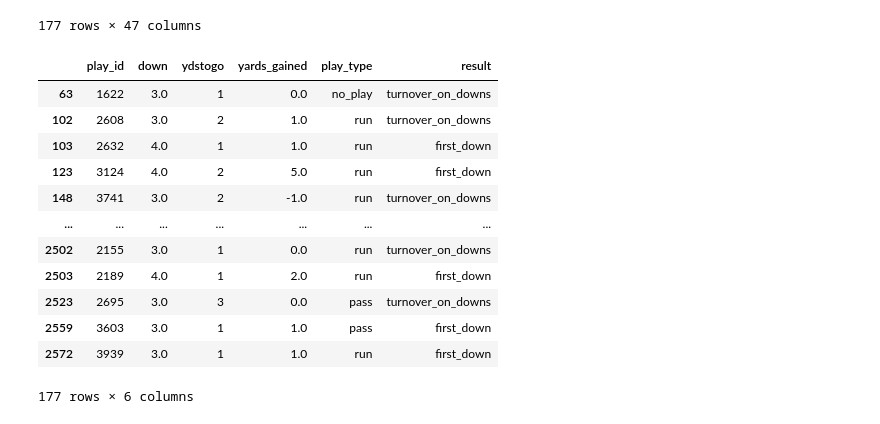
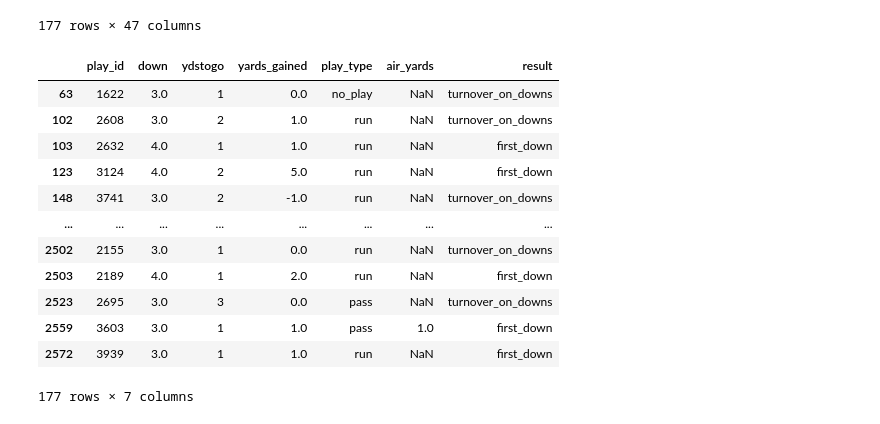
Before and after one commit to rollernathan/NFL_2024_Week_1, a Jupyter notebook: Project 3.ipynb, the cells around one changed output. Saved outputs shown, nothing was run; the diff lists cells and outputs as text; code cells hidden in the pictures.

```diff
--- a/Project 3.ipynb
+++ b/Project 3.ipynb
@@ -66,22 +66,22 @@ money_down
 | 2572 | 3939 | 2024_01_WAS_TB | WAS | TB | TB | 1.0 | 3.0 | TB 1 | 1 | run | ... |
 177 rows × 47 columns
 # %%
-money_down = money_down[['play_id', 'down', 'ydstogo', 'yards_gained','play_type', 'result']]
+money_down = money_down[['play_id', 'down', 'ydstogo', 'yards_gained','play_type', 'air_yards', 'result']]
 money_down
 # %% [output]
-|  | play_id | down | ydstogo | yards_gained | play_type | result |
-| 63 | 1622 | 3.0 | 1 | 0.0 | no_play | turnover_on_downs |
-| 102 | 2608 | 3.0 | 2 | 1.0 | run | turnover_on_downs |
-| 103 | 2632 | 4.0 | 1 | 1.0 | run | first_down |
-| 123 | 3124 | 4.0 | 2 | 5.0 | run | first_down |
-| 148 | 3741 | 3.0 | 2 | -1.0 | run | turnover_on_downs |
-| ... | ... | ... | ... | ... | ... | ... |
-| 2502 | 2155 | 3.0 | 1 | 0.0 | run | turnover_on_downs |
-| 2503 | 2189 | 4.0 | 1 | 2.0 | run | first_down |
-| 2523 | 2695 | 3.0 | 3 | 0.0 | pass | turnover_on_downs |
-| 2559 | 3603 | 3.0 | 1 | 1.0 | pass | first_down |
-| 2572 | 3939 | 3.0 | 1 | 1.0 | run | first_down |
+|  | play_id | down | ydstogo | yards_gained | play_type | air_yards | result |
+| 63 | 1622 | 3.0 | 1 | 0.0 | no_play | NaN | turnover_on_downs |
+| 102 | 2608 | 3.0 | 2 | 1.0 | run | NaN | turnover_on_downs |
+| 103 | 2632 | 4.0 | 1 | 1.0 | run | NaN | first_down |
+| 123 | 3124 | 4.0 | 2 | 5.0 | run | NaN | first_down |
+| 148 | 3741 | 3.0 | 2 | -1.0 | run | NaN | turnover_on_downs |
+| ... | ... | ... | ... | ... | ... | ... | ... |
+| 2502 | 2155 | 3.0 | 1 | 0.0 | run | NaN | turnover_on_downs |
+| 2503 | 2189 | 4.0 | 1 | 2.0 | run | NaN | first_down |
+| 2523 | 2695 | 3.0 | 3 | 0.0 | pass | NaN | turnover_on_downs |
+| 2559 | 3603 | 3.0 | 1 | 1.0 | pass | 1.0 | first_down |
+| 2572 | 3939 | 3.0 | 1 | 1.0 | run | NaN | first_down |
-177 rows × 6 columns
+177 rows × 7 columns
 # %%
 import matplotlib.pyplot as plt
 import seaborn as sns
```
Also changed, not shown: parts of 5 cells of this notebook, 3 other files.
